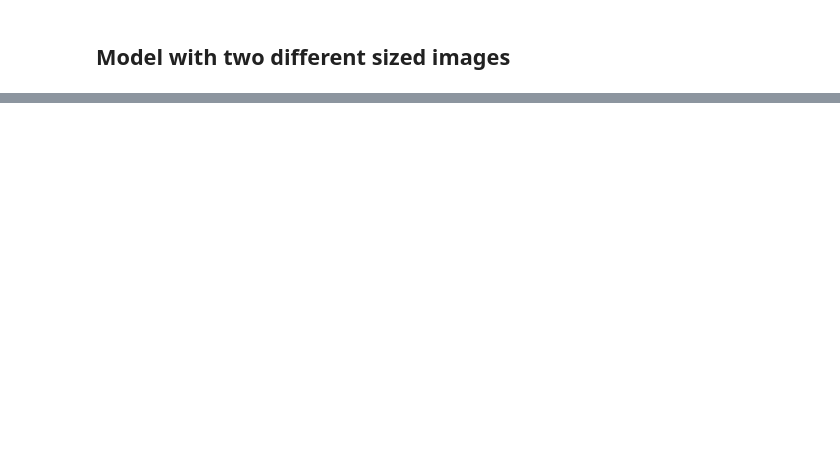
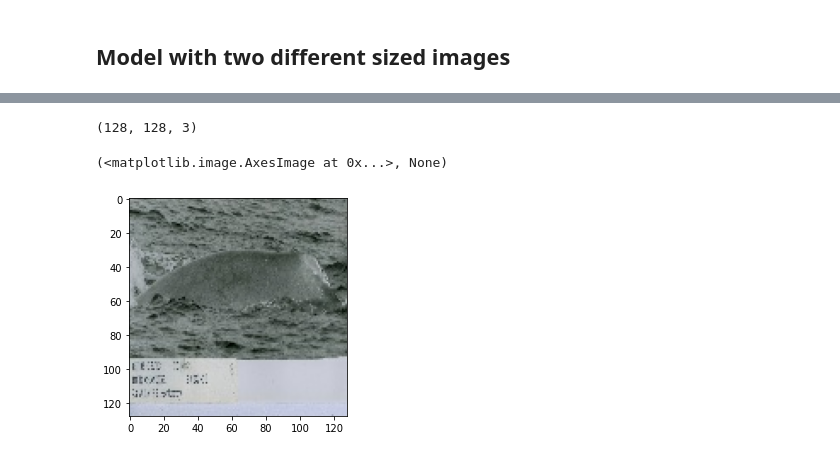
Before and after one commit to piyumaha12/Happy_Whale_Kaggle, a Jupyter notebook: happy-whale-on-reduced-size-image.ipynb, the cells around one changed output, grey strips where cells are left out. Drawn from its saved outputs; the diff is of its cells as text; code cells hidden in the pictures; blank space fills up the shorter version.

```diff
--- a/happy-whale-on-reduced-size-image.ipynb
+++ b/happy-whale-on-reduced-size-image.ipynb
@@ -362,0 +528,11 @@ model_resize.fit(two_input_ds, epochs = 2)
+# %%
+image = tf.io.read_file(df.image_path[5])
+image = tf.image.decode_jpeg(image)
+# image = tf.image.resize(image, [IMAGE_SIZE_CUSTOM, IMAGE_SIZE_CUSTOM])
+image = tf.cast(image, tf.float32)/255.0
+# %%
+plt.imshow(image), print(image.shape)
+# %% [output]
+(128, 128, 3)
+(<matplotlib.image.AxesImage at 0x...>, None)
+[figure, added]
```
Also changed, not shown: parts of 41 cells of this notebook.
